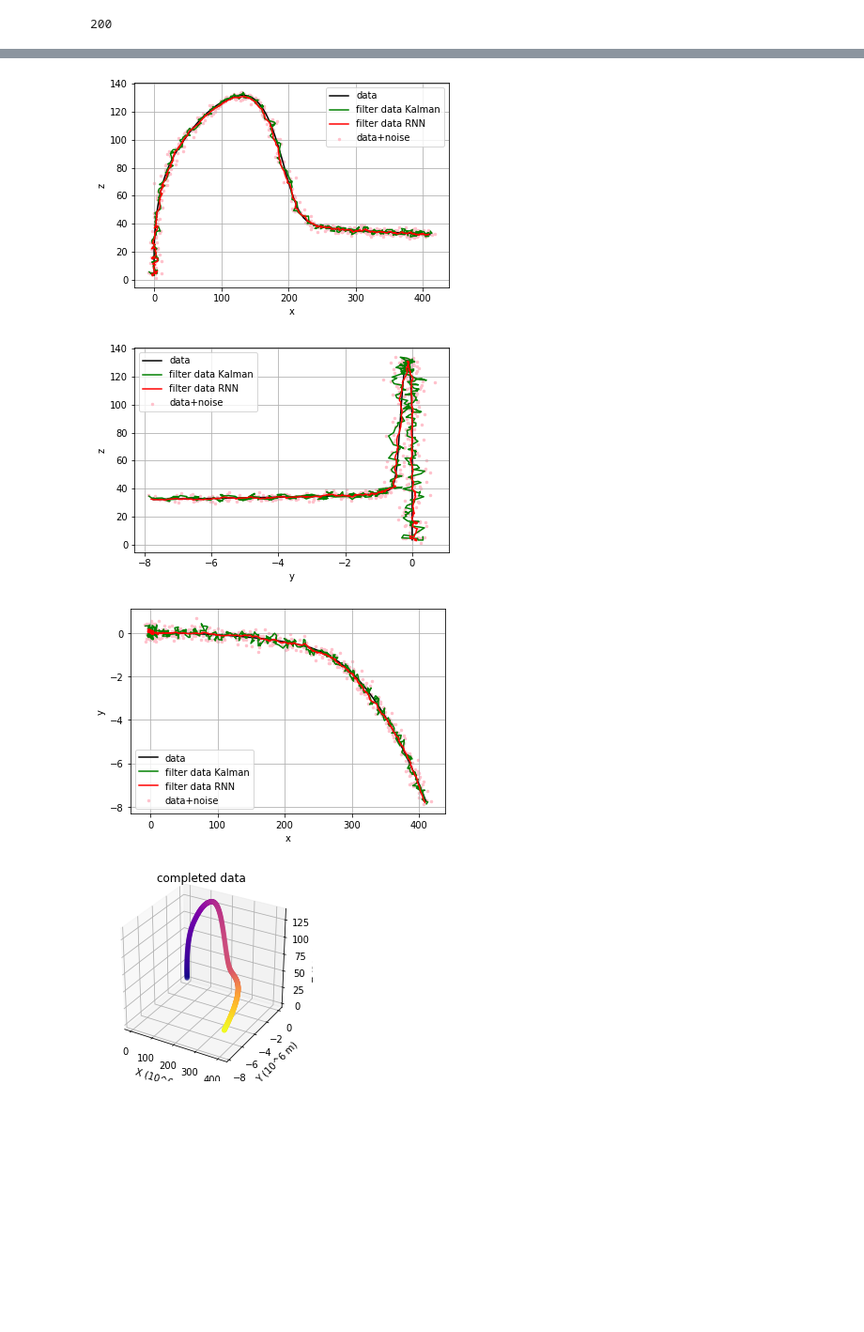
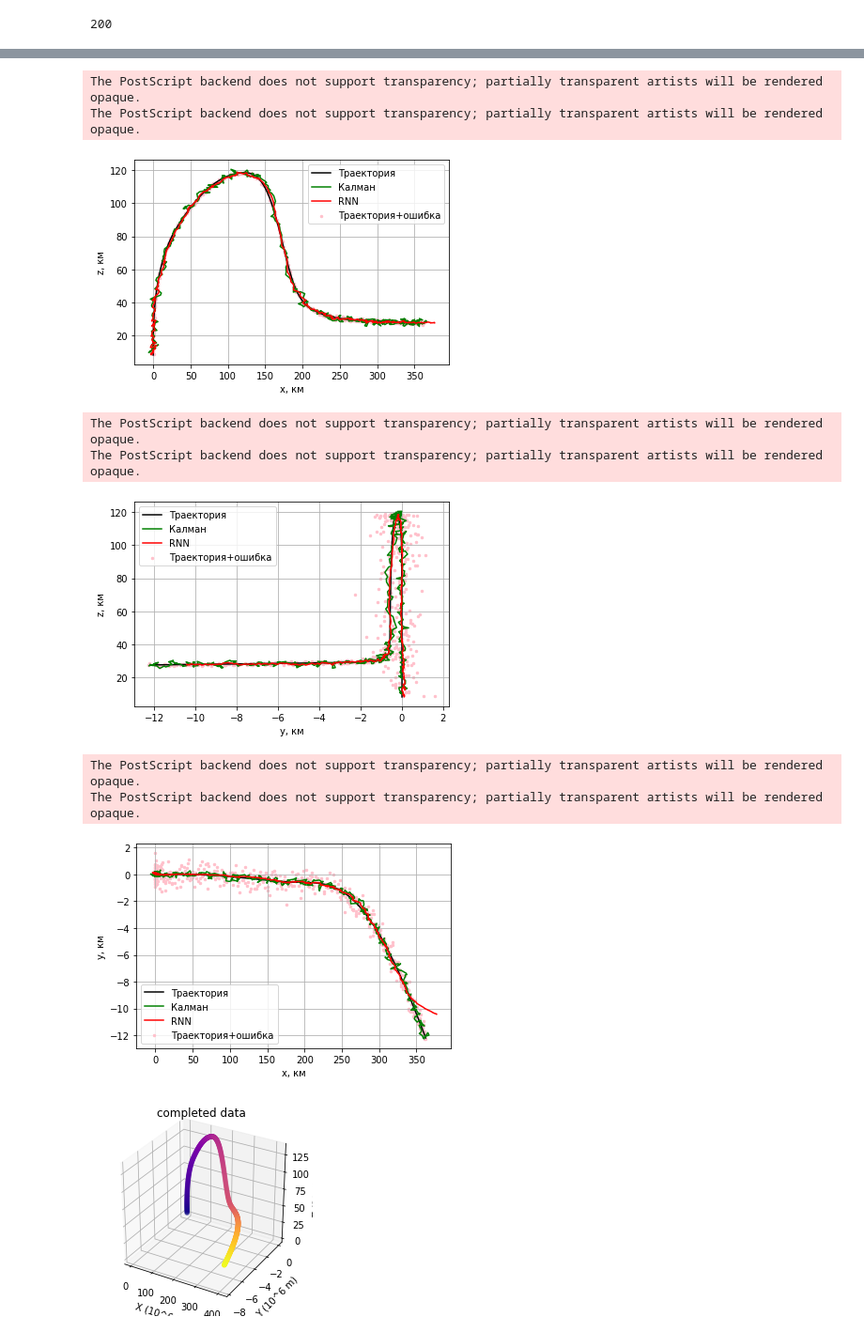
Before and after one commit to dart9905/-oursework, a Jupyter notebook: KalmanNN/KalmanNN.ipynb, the cells around one changed output, grey strips where cells are left out. Shown at 94% size. Drawn from its saved outputs; the diff is of its cells as text; code cells hidden in the pictures; blank space fills up the shorter version.

```diff
--- a/KalmanNN/KalmanNN.ipynb
+++ b/KalmanNN/KalmanNN.ipynb
@@ -342,8 +344,10 @@ def get_strided_data_clust(dset, keys, variables=3, residuals=True, gt_size=8, h
             traj_ids.append(k)
 
     data_norm_factor = np.array(max_coordinate(data_seqs, range(len(data_seqs)))) / 100
+    data_seqs_noise = np.random.normal(data_seqs, random.randint(1,2))
+
     data_seqs = np.array(data_seqs) / data_norm_factor
-    data_seqs_noise = np.random.normal(data_seqs, random.randint(1,2)/2)
+    data_seqs_noise = data_seqs_noise / data_norm_factor
 
 
     # Collect all data seqs into one huge dataset
@@ -1150,7 +1164,7 @@ Discrepancy = 0.05
 test_loss = []
 test_accuracy = []
 # %%
-EPOC_NUM = 6
+EPOC_NUM = 1
 # %%
 trajectories_rnn, train_loss, val_loss, train_accuracy, val_accuracy, opt = traning_fun(trajectories_rnn, criterion, opt, train_dl, val_dl, train_loss, val_loss, train_accuracy, val_accuracy, Discrepancy, EPOC_NUM, device, draw=True)
 # %% [output]
@@ -1330,7 +1366,7 @@ def Deviation(data_real, data_rnn, data_kalman, Discrepancy, BATCH_SIZE_TEST, st
 
     return loss_rnn, loss_kalman, accuracy_rnn, accuracy_kalman
 # %%
-start = 3
+start = 10
 k = 1
 # %%
 loss_rnn, loss_kalman, accuracy_rnn, accuracy_kalman = Deviation(test_data.data['data'], pack_predictions, data_trajectories_filter, Discrepancy, BATCH_SIZE_TEST, start, array_err)
@@ -1424,44 +1488,57 @@ plt.show()
 # %%
 a0 = start
 a1 = 0
 a2 = 2
-plt.ylabel('z')
-plt.xlabel('x')
-plt.scatter(test_data.data['data_noise'][k][a0:,a1] * data_norm_factor[a1], test_data.data['data_noise'][k][a0:,a2] * data_norm_factor[a2], label='data+noise', c='pink', s=6)
-plt.plot(test_data.data['data'][k][a0:,a1] * data_norm_factor[a1], test_data.data['data'][k][a0:,a2] * data_norm_factor[a2], label='data', color='black')
-plt.plot(np.array(data_trajectories_filter[k//BATCH_SIZE_TEST][k-k//BATCH_SIZE_TEST*BATCH_SIZE_TEST])[a0:,a1],np.array(data_trajectories_filter[k//BATCH_SIZE_TEST][k-k//BATCH_SIZE_TEST*BATCH_SIZE_TEST])[a0:,a2], label='filter data Kalman', color='green')
-plt.plot(pack_predictions[k//BATCH_SIZE_TEST][k-k//BATCH_SIZE_TEST*BATCH_SIZE_TEST][a0:,a1], pack_predictions[k//BATCH_SIZE_TEST][k-k//BATCH_SIZE_TEST*BATCH_SIZE_TEST][a0:,a2], label='filter data RNN', color='r')
+fig, ax = plt.subplots()
+plt.ylabel('z, км')
+plt.xlabel('x, км')
+plt.scatter(test_data.data['data_noise'][k][a0:,a1] * data_norm_factor[a1], test_data.data['data_noise'][k][a0:,a2] * data_norm_factor[a2], label='Траектория+ошибка', c='pink', s=6)
+plt.plot(test_data.data['data'][k][a0:,a1] * data_norm_factor[a1], test_data.data['data'][k][a0:,a2] * data_norm_factor[a2], label='Траектория', color='black')
+plt.plot(np.array(data_trajectories_filter[k//BATCH_SIZE_TEST][k-k//BATCH_SIZE_TEST*BATCH_SIZE_TEST])[a0:,a1],np.array(data_trajectories_filter[k//BATCH_SIZE_TEST][k-k//BATCH_SIZE_TEST*BATCH_SIZE_TEST])[a0:,a2], label='Калман', color='green')
+plt.plot(pack_predictions[k//BATCH_SIZE_TEST][k-k//BATCH_SIZE_TEST*BATCH_SIZE_TEST][a0:,a1], pack_predictions[k//BATCH_SIZE_TEST][k-k//BATCH_SIZE_TEST*BATCH_SIZE_TEST][a0:,a2], label='RNN', color='r')
 plt.legend()
 plt.grid(True)
+fig.add_axes(alpha=1)
+fig.savefig('xz0.eps', format='eps')
 plt.show()
 
 a1 = 1
 a2 = 2
-plt.ylabel('z')
-plt.xlabel('y')
-plt.scatter(test_data.data['data_noise'][k][a0:,a1] * data_norm_factor[a1], test_data.data['data_noise'][k][a0:,a2] * data_norm_factor[a2], label='data+noise', c='pink', s=6)
-plt.plot(test_data.data['data'][k][a0:,a1] * data_norm_factor[a1], test_data.data['data'][k][a0:,a2] * data_norm_factor[a2], label='data', color='black')
-plt.plot(np.array(data_trajectories_filter[k//BATCH_SIZE_TEST][k-k//BATCH_SIZE_TEST*BATCH_SIZE_TEST])[a0:,a1],np.array(data_trajectories_filter[k//BATCH_SIZE_TEST][k-k//BATCH_SIZE_TEST*BATCH_SIZE_TEST])[a0:,a2], label='filter data Kalman', color='green')
-plt.plot(pack_predictions[k//BATCH_SIZE_TEST][k-k//BATCH_SIZE_TEST*BATCH_SIZE_TEST][a0:,a1], pack_predictions[k//BATCH_SIZE_TEST][k-k//BATCH_SIZE_TEST*BATCH_SIZE_TEST][a0:,a2], label='filter data RNN', color='r')
+fig, ax = plt.subplots()
+plt.ylabel('z, км')
+plt.xlabel('y, км')
+plt.scatter(test_data.data['data_noise'][k][a0:,a1] * data_norm_factor[a1], test_data.data['data_noise'][k][a0:,a2] * data_norm_factor[a2], label='Траектория+ошибка', c='pink', s=6)
+plt.plot(test_data.data['data'][k][a0:,a1] * data_norm_factor[a1], test_data.data['data'][k][a0:,a2] * data_norm_factor[a2], label='Траектория', color='black')
+plt.plot(np.array(data_trajectories_filter[k//BATCH_SIZE_TEST][k-k//BATCH_SIZE_TEST*BATCH_SIZE_TEST])[a0:,a1],np.array(data_trajectories_filter[k//BATCH_SIZE_TEST][k-k//BATCH_SIZE_TEST*BATCH_SIZE_TEST])[a0:,a2], label='Калман', color='green')
+plt.plot(pack_predictions[k//BATCH_SIZE_TEST][k-k//BATCH_SIZE_TEST*BATCH_SIZE_TEST][a0:,a1], pack_predictions[k//BATCH_SIZE_TEST][k-k//BATCH_SIZE_TEST*BATCH_SIZE_TEST][a0:,a2], label='RNN', color='r')
 plt.legend()
 plt.grid(True)
+fig.savefig('yz0.eps', format='eps')
 plt.show()
 
 a1 = 0
 a2 = 1
-plt.ylabel('y')
-plt.xlabel('x')
-plt.scatter(test_data.data['data_noise'][k][a0:,a1] * data_norm_factor[a1], test_data.data['data_noise'][k][a0:,a2] * data_norm_factor[a2], label='data+noise', c='pink', s=6)
-plt.plot(test_data.data['data'][k][a0:,a1] * data_norm_factor[a1], test_data.data['data'][k][a0:,a2] * data_norm_factor[a2], label='data', color='black')
-plt.plot(np.array(data_trajectories_filter[k//BATCH_SIZE_TEST][k-k//BATCH_SIZE_TEST*BATCH_SIZE_TEST])[a0:,a1],np.array(data_trajectories_filter[k//BATCH_SIZE_TEST][k-k//BATCH_SIZE_TEST*BATCH_SIZE_TEST])[a0:,a2], label='filter data Kalman', color='green')
-plt.plot(pack_predictions[k//BATCH_SIZE_TEST][k-k//BATCH_SIZE_TEST*BATCH_SIZE_TEST][a0:,a1], pack_predictions[k//BATCH_SIZE_TEST][k-k//BATCH_SIZE_TEST*BATCH_SIZE_TEST][a0:,a2], label='filter data RNN', color='r')
+fig, ax = plt.subplots()
+plt.ylabel('y, км')
+plt.xlabel('x, км')
+plt.scatter(test_data.data['data_noise'][k][a0:,a1] * data_norm_factor[a1], test_data.data['data_noise'][k][a0:,a2] * data_norm_factor[a2], label='Траектория+ошибка', c='pink', s=6)
+plt.plot(test_data.data['data'][k][a0:,a1] * data_norm_factor[a1], test_data.data['data'][k][a0:,a2] * data_norm_factor[a2], label='Траектория', color='black')
+plt.plot(np.array(data_trajectories_filter[k//BATCH_SIZE_TEST][k-k//BATCH_SIZE_TEST*BATCH_SIZE_TEST])[a0:,a1],np.array(data_trajectories_filter[k//BATCH_SIZE_TEST][k-k//BATCH_SIZE_TEST*BATCH_SIZE_TEST])[a0:,a2], label='Калман', color='green')
+plt.plot(pack_predictions[k//BATCH_SIZE_TEST][k-k//BATCH_SIZE_TEST*BATCH_SIZE_TEST][a0:,a1], pack_predictions[k//BATCH_SIZE_TEST][k-k//BATCH_SIZE_TEST*BATCH_SIZE_TEST][a0:,a2], label='RNN', color='r')
 plt.legend()
 plt.grid(True)
+fig.savefig('xy0.eps', format='eps')
 plt.show()
 # %% [output]
+The PostScript backend does not support transparency; partially transparent artists will be rendered opaque.
+The PostScript backend does not support transparency; partially transparent artists will be rendered opaque.
-[figure, old version]
+[figure, new version]
+The PostScript backend does not support transparency; partially transparent artists will be rendered opaque.
+The PostScript backend does not support transparency; partially transparent artists will be rendered opaque.
-[figure, old version]
+[figure, new version]
+The PostScript backend does not support transparency; partially transparent artists will be rendered opaque.
+The PostScript backend does not support transparency; partially transparent artists will be rendered opaque.
-[figure, old version]
+[figure, new version]
 # %%
 plot_trajectory(test_data.data['data'][k][a0:,:] * data_norm_factor[:], 'completed data')
 plot_trajectory(test_data.data['data_noise'][k][a0:,:]* data_norm_factor[:], 'data+noize')
```
Also changed, not shown: parts of 13 cells of this notebook, 52 other files.
